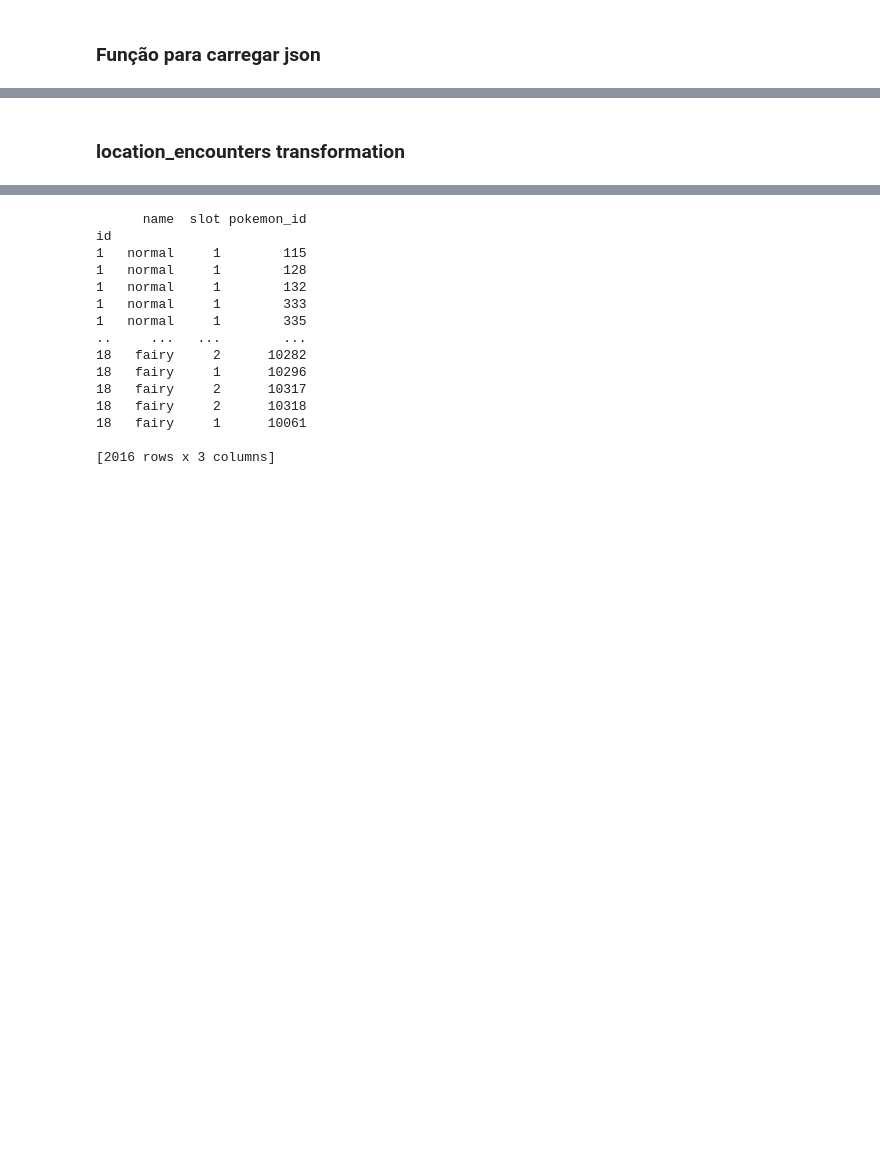
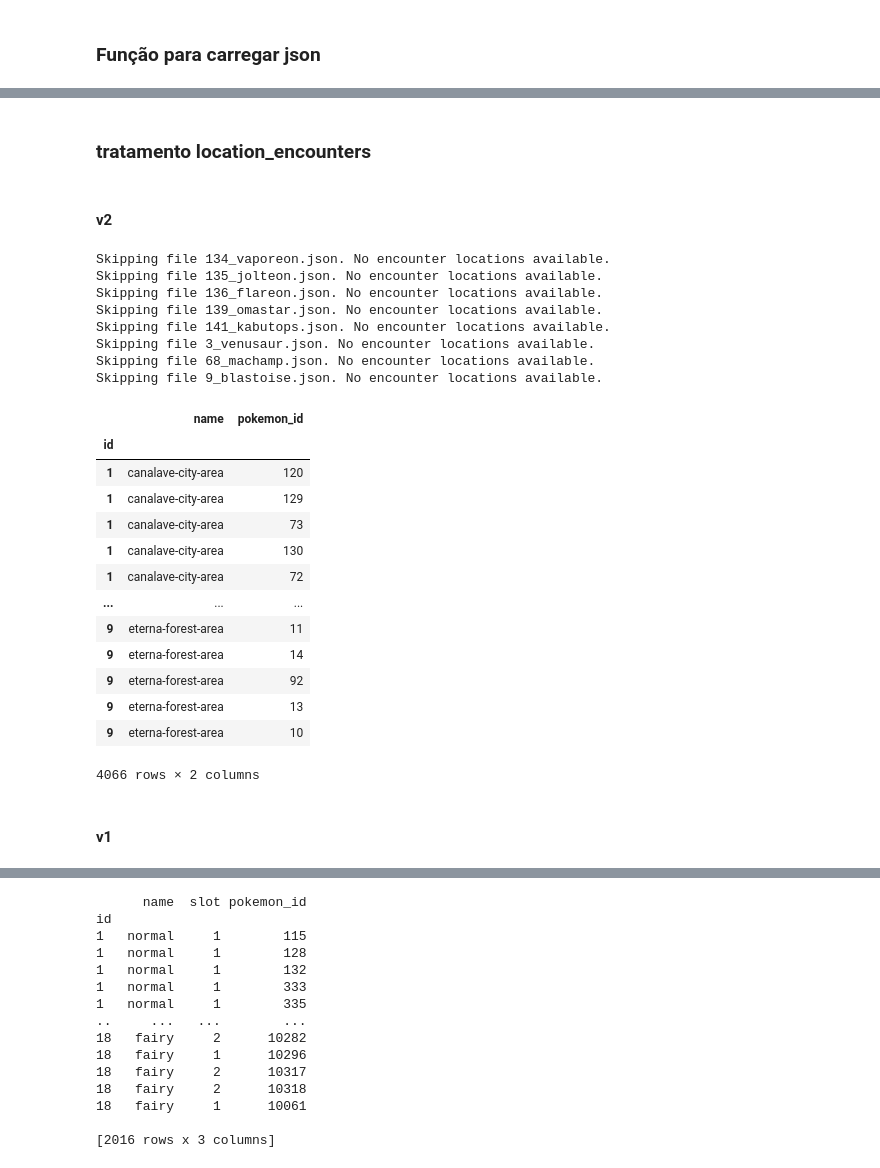
Before and after one commit to liliansolera/pokemon-pdi, a Jupyter notebook: silver-layer/pokemon_script_silver.ipynb, the cells around one changed output, grey strips where cells are left out. Drawn from its saved outputs; the diff is of its cells as text; code cells hidden in the pictures; blank space fills up the shorter version.

```diff
--- a/silver-layer/pokemon_script_silver.ipynb
+++ b/silver-layer/pokemon_script_silver.ipynb
@@ -124,5 +152,66 @@ id
 # print(tb_pokemon_species)
 # %% [markdown]
 
-### location_encounters transformation
+### tratamento location_encounters
+# %% [markdown]
+#### v2
+# %%
+# os.listdir trás o nome dos arquivos do diretório em formato de lista
+
+location_area_list = []
+
+for file_name in os.listdir(BRONZE_ENCOUNTERS):
+
+    file = load_json(BRONZE_ENCOUNTERS, file_name)
+
+    if not file_name.endswith('.json'):
+        continue
+
+    if file == []:
+        print(f'Skipping file {file_name}. No encounter locations available.')
+        continue
+
+    try:
+        df_raw = pd.json_normalize(file)
+
+        location_id = df_raw['location_area.url'].str.split('/').str[-2]
+        location_name = df_raw[['location_area.name']]
+
+        df_location = pd.concat([location_id, location_name], axis=1)
+        df_location["pokemon_id"] = file_name.split("_")[0]
+        df_location = df_location.rename(columns={'location_area.url': 'id', 'location_area.name': 'name'})
+
+        location_area_list.append(df_location)
+
+    except Exception as e:
+        print(f"Failed on file {file_name}: {e}")
+        continue
+
+df_encounters = pd.concat(location_area_list).set_index("id").sort_values(by="id").drop_duplicates()
+display(df_encounters)
+# %% [output]
+Skipping file 134_vaporeon.json. No encounter locations available.
+Skipping file 135_jolteon.json. No encounter locations available.
+Skipping file 136_flareon.json. No encounter locations available.
+Skipping file 139_omastar.json. No encounter locations available.
+Skipping file 141_kabutops.json. No encounter locations available.
+Skipping file 3_venusaur.json. No encounter locations available.
+Skipping file 68_machamp.json. No encounter locations available.
+Skipping file 9_blastoise.json. No encounter locations available.
+|  | name | pokemon_id |
+| id |  |  |
+| 1 | canalave-city-area | 120 |
+| 1 | canalave-city-area | 129 |
+| 1 | canalave-city-area | 73 |
+| 1 | canalave-city-area | 130 |
+| 1 | canalave-city-area | 72 |
+| ... | ... | ... |
+| 9 | eterna-forest-area | 11 |
+| 9 | eterna-forest-area | 14 |
+| 9 | eterna-forest-area | 92 |
+| 9 | eterna-forest-area | 13 |
+| 9 | eterna-forest-area | 10 |
+4066 rows × 2 columns
+# %% [markdown]
+#### v1
 # %%
```
Also changed, not shown: parts of 18 cells of this notebook.
